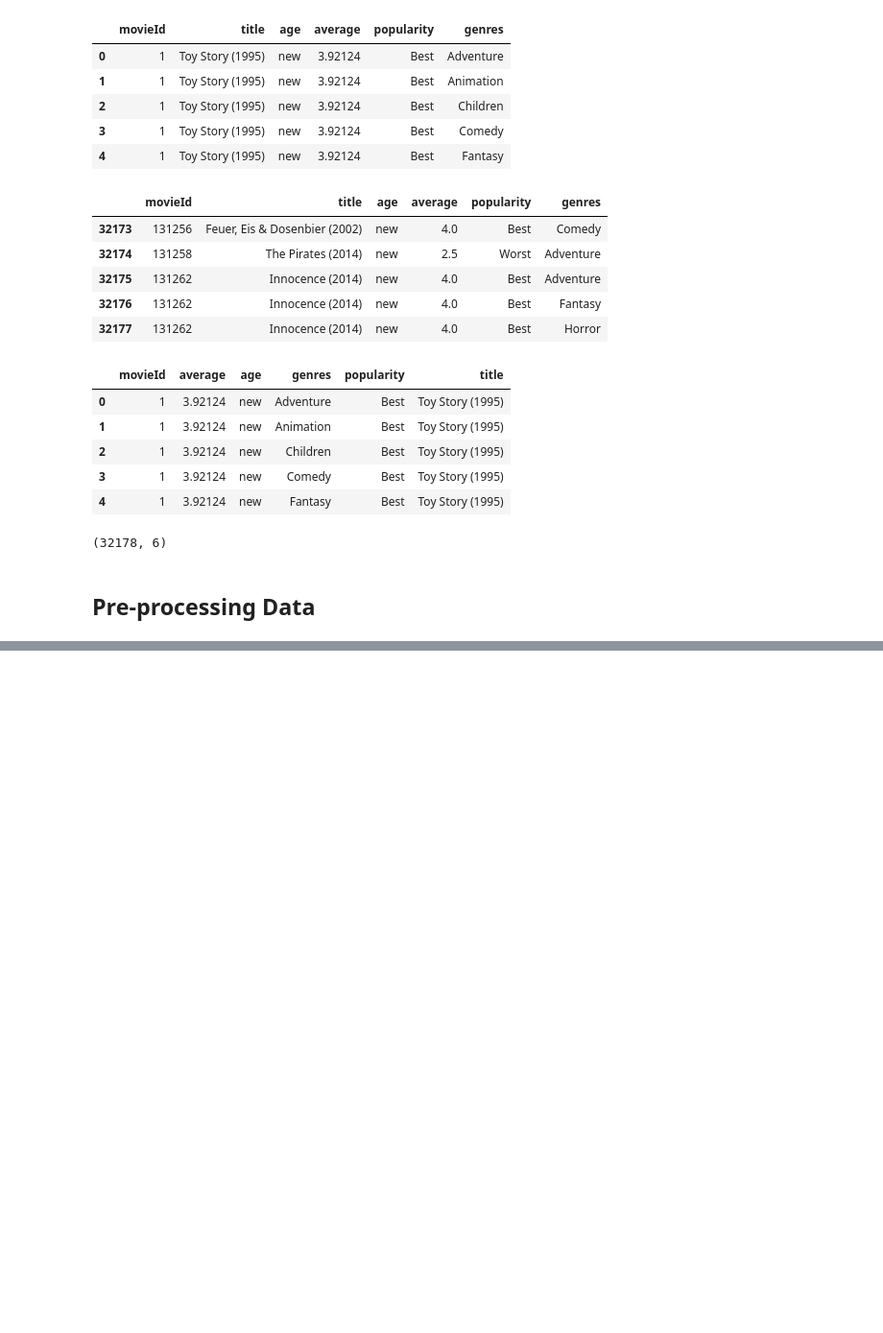
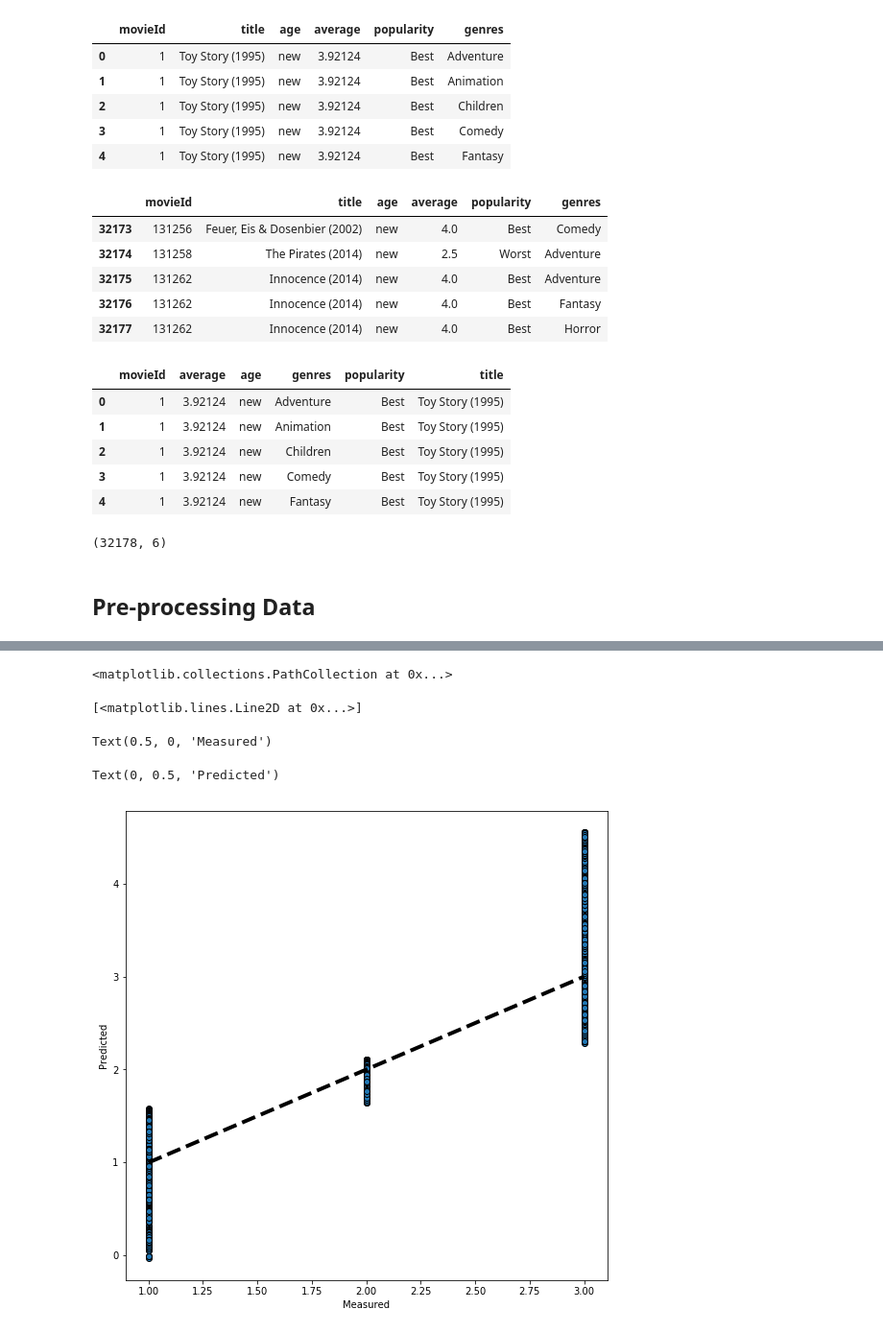
Before and after one commit to michaelegregious/Movie_Ratings, a Jupyter notebook: movie_ratings_by_age.ipynb, the cells around one changed output, grey strips where cells are left out. Shown: that part at 96% size. Saved outputs shown, nothing was run; the diff lists cells and outputs as text; code cells hidden in the pictures; blank space fills up the shorter version.

Commit message:
experimenting with visualizations

```diff
--- a/movie_ratings_by_age.ipynb
+++ b/movie_ratings_by_age.ipynb
@@ -420,0 +429,11 @@ y.head()
+# %%
+# Plot 'age' against 'popularity'
+
+model = LinearRegression()
+
+X_array = X_age.values
+y_array = y.values
+
+predicted = cross_val_predict(model, X, y, cv=10)
+
+predicted
@@ -421,3 +448,50 @@ y.head()
+# %%
+
+
+
+
+
+
+fig, ax = plt.subplots(figsize=(9, 9))
+ax.scatter(y, predicted, edgecolors=(0, 0, 0))
+ax.plot([y.min(), y.max()], [y.min(), y.max()], 'k--', lw=4)
+ax.set_xlabel('Measured')
+ax.set_ylabel('Predicted')
+plt.show()
+
+
+
+# sns.set(style="whitegrid")
+
+# # Pull out a specific subset of networks
+# genre_names = list(X)[:-3] # list of all genres One Hot Encoded
+# used_networks = genre_names
+# used_columns = (df.columns.get_level_values("network")
+#                           .astype(int)
+#                           .isin(used_networks))
+
+# test_data = test_data.iloc[:,0:17]
+
+# # Compute the correlation matrix and average over networks
+# corr_df = df.corr().groupby(level="network").mean()
+# corr_df.index = corr_df.index.astype(int)
+# corr_df = corr_df.sort_index().T
+
+# # Set up the matplotlib figure
+# f, ax = plt.subplots(figsize=(11, 6))
+
+# # Draw a violinplot with a narrower bandwidth than the default
+# sns.violinplot(data=, palette="Set3", bw=.2, cut=1, linewidth=1)
+
+# # Finalize the figure
+# ax.set(ylim=(-.7, 1.05))
+# sns.despine(left=True, bottom=True)
+# %% [output]
+<matplotlib.collections.PathCollection at 0x...>
+[<matplotlib.lines.Line2D at 0x...>]
+Text(0.5, 0, 'Measured')
+Text(0, 0.5, 'Predicted')
+[figure, added]
 # %%
 # Setting up basic classification prediction
 # Extract 55 percent of our dataset randomly, from which to predict outcomes of remaining 45 percent
```
Also changed, not shown: parts of 5 cells of this notebook.
